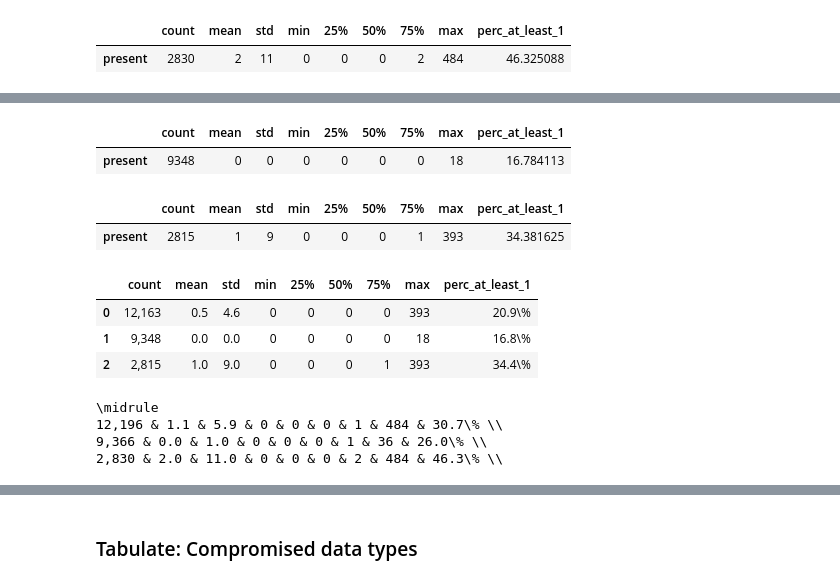
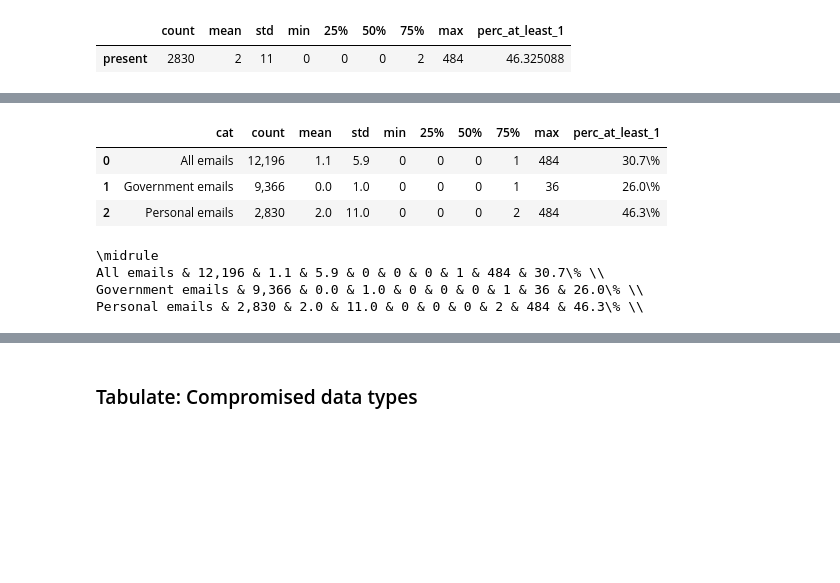
Before and after one commit to themains/pwned_pols, a Jupyter notebook: scripts/06_everypol_summ.ipynb, the cells around one changed output, grey strips where cells are left out. Saved outputs shown, nothing was run; the diff lists cells and outputs as text; code cells hidden in the pictures; blank space fills up the shorter version.

```diff
--- a/scripts/06_everypol_summ.ipynb
+++ b/scripts/06_everypol_summ.ipynb
@@ -1027,55 +991,22 @@ _all
-# %%
-_govt = (
-    df_email_breach_expanded
-    .query("ecategory=='Official'")
-    .query("seriousbreach==1")
-    .groupby("email")["present"]
-    .sum()
-    .pipe(lambda s: s.describe().to_frame().T)
-    .astype(int)
-    .assign(perc_at_least_1=100*df_email_breach_expanded.query("ecategory=='Official'").query("present==True").query(
-    "seriousbreach==1"
-)["email"].nunique()/df_email_breach_expanded.query("ecategory=='Official'")["email"].nunique())
-)
-_govt
-# %% [output]
-|  | count | mean | std | min | 25% | 50% | 75% | max | perc_at_least_1 |
-| present | 9348 | 0 | 0 | 0 | 0 | 0 | 0 | 18 | 16.784113 |
-# %%
-_comm = (
-    df_email_breach_expanded
-    .query("ecategory=='Commercial'")
-    .query("seriousbreach==1")
-    .groupby("email")["present"]
-    .sum()
-    .pipe(lambda s: s.describe().to_frame().T)
-    .astype(int)
-    .assign(perc_at_least_1=100*df_email_breach_expanded.query("ecategory=='Commercial'").query("present==True").query(
-    "seriousbreach==1"
-)["email"].nunique()/df_email_breach_expanded.query("ecategory=='Commercial'")["email"].nunique())
-)
-_comm
-# %% [output]
-|  | count | mean | std | min | 25% | 50% | 75% | max | perc_at_least_1 |
-| present | 2815 | 1 | 9 | 0 | 0 | 0 | 1 | 393 | 34.381625 |
-# %%
-_tab = (
-    pd.concat([_all, _govt, _comm], ignore_index=True)
-    .assign(**{col: lambda df_, col=col: df_[col].round(0).astype(int) for col in ["min", "25%", "50%", "75%", "max"]})
-    .round(1)
-    .assign(perc_at_least_1=lambda df_: df_["perc_at_least_1"].astype(str) +"\\%")
-    .assign(count=lambda df_: df_["count"].round(0).astype(int).apply(lambda x: f"{x:,}"))
-    .astype(str)
-)
-pandas_to_tex(_tab, "../tables/pooled_pols_seriousbreach_number_summary", index=False)
-display(_tab)
-!cat ../tables/pooled_pols_breach_number_summary.tex
-# %% [output]
-|  | count | mean | std | min | 25% | 50% | 75% | max | perc_at_least_1 |
-| 0 | 12,163 | 0.5 | 4.6 | 0 | 0 | 0 | 0 | 393 | 20.9\% |
-| 1 | 9,348 | 0.0 | 0.0 | 0 | 0 | 0 | 0 | 18 | 16.8\% |
-| 2 | 2,815 | 1.0 | 9.0 | 0 | 0 | 0 | 1 | 393 | 34.4\% |
-\midrule
-12,196 & 1.1 & 5.9 & 0 & 0 & 0 & 1 & 484 & 30.7\% \\
-9,366 & 0.0 & 1.0 & 0 & 0 & 0 & 1 & 36 & 26.0\% \\
-2,830 & 2.0 & 11.0 & 0 & 0 & 0 & 2 & 484 & 46.3\% \\
+# %%
+_tab = (
+    pd.concat([_all, _govt, _comm], ignore_index=True)
+    .assign(**{col: lambda df_, col=col: df_[col].round(0).astype(int) for col in ["min", "25%", "50%", "75%", "max"]})
+    .round(1)
+    .assign(perc_at_least_1=lambda df_: df_["perc_at_least_1"].astype(str) +"\\%")
+    .assign(count=lambda df_: df_["count"].round(0).astype(int).apply(lambda x: f"{x:,}"))
+    .astype(str)
+    .assign(cat=["All emails", "Government emails", "Personal emails"])
+    .reorder_columns(["cat"]))
+pandas_to_tex(_tab, "../tables/pooled_pols_breach_number_summary", index=False)
+display(_tab)
+!cat ../tables/pooled_pols_breach_number_summary.tex
+# %% [output]
+|  | cat | count | mean | std | min | 25% | 50% | 75% | max | perc_at_least_1 |
+| 0 | All emails | 12,196 | 1.1 | 5.9 | 0 | 0 | 0 | 1 | 484 | 30.7\% |
+| 1 | Government emails | 9,366 | 0.0 | 1.0 | 0 | 0 | 0 | 1 | 36 | 26.0\% |
+| 2 | Personal emails | 2,830 | 2.0 | 11.0 | 0 | 0 | 0 | 2 | 484 | 46.3\% |
+\midrule
+All emails & 12,196 & 1.1 & 5.9 & 0 & 0 & 0 & 1 & 484 & 30.7\% \\
+Government emails & 9,366 & 0.0 & 1.0 & 0 & 0 & 0 & 1 & 36 & 26.0\% \\
+Personal emails & 2,830 & 2.0 & 11.0 & 0 & 0 & 0 & 2 & 484 & 46.3\% \\
```
Also changed, not shown: parts of 39 cells of this notebook.
